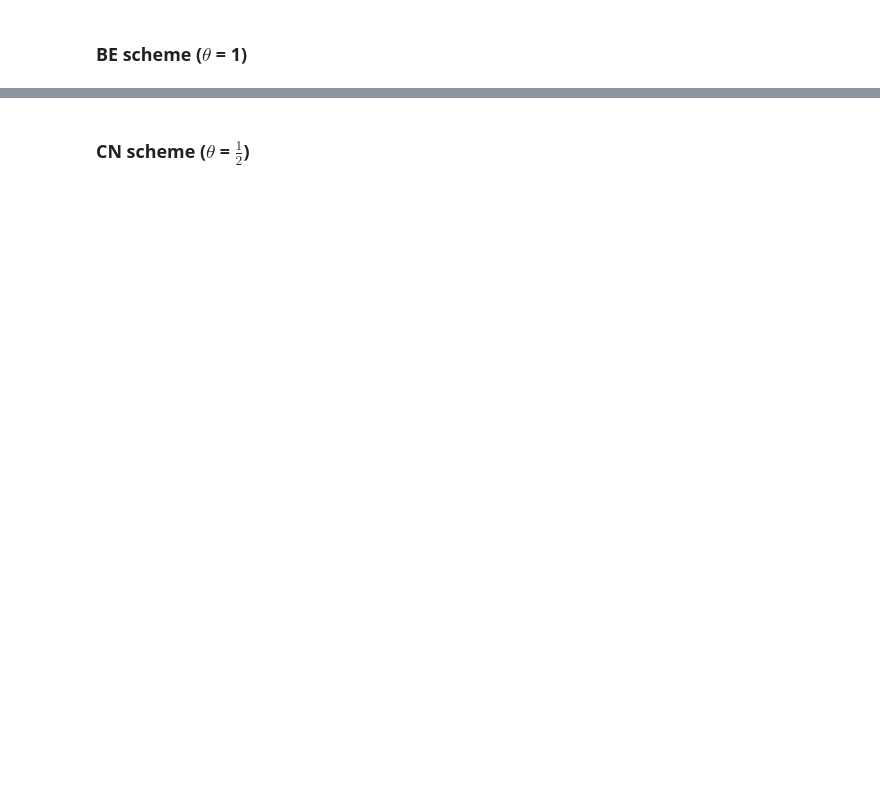
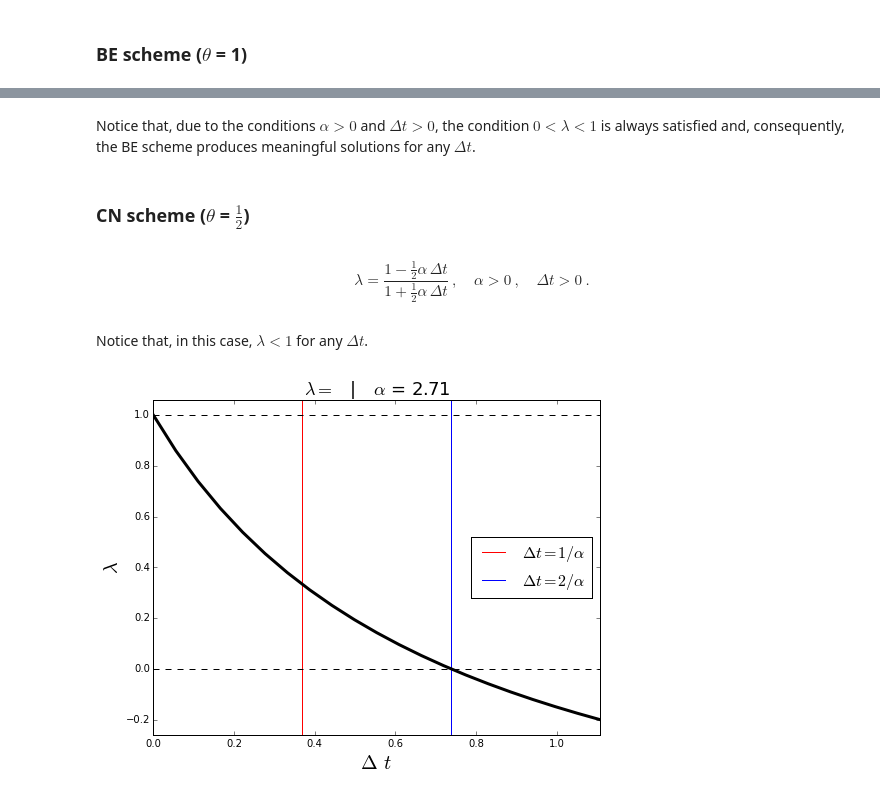
Before and after one commit to birocoles/Disciplina-metodos-computacionais, a Jupyter notebook: Content/fd_intro2.ipynb, the cells around one changed output, grey strips where cells are left out. Saved outputs shown, nothing was run; the diff lists cells and outputs as text; code cells hidden in the pictures; blank space fills up the shorter version.

```diff
--- a/Content/fd_intro2.ipynb
+++ b/Content/fd_intro2.ipynb
@@ -109,2 +113,46 @@ plt.show()
+# %% [markdown]
+Notice that, due to the conditions $\alpha > 0$ and $\Delta t > 0$, the condition $0 < \lambda < 1$ is always satisfied and, consequently, the BE scheme produces meaningful solutions for any $\Delta t$.
 # %% [markdown]
 ### CN scheme ($\theta$ = $\frac{1}{2}$)
+# %% [markdown]
+$$
+\lambda = \frac{1 - \frac{1}{2}\alpha \, \Delta t}{1 + \frac{1}{2}\alpha \, \Delta t} \: , \quad \alpha > 0 \: , \quad \Delta t > 0 \: .
+$$
+# %% [markdown]
+Notice that, in this case, $\lambda < 1$ for any $\Delta t$.
+# %%
+alpha = 2.71
+
+dt = np.linspace(0., 3./alpha, 21)
+
+dt_min = np.min(dt)
+dt_max = np.max(dt)
+
+lamb_CN = (1. - 0.5*alpha*dt)/(1. + 0.5*alpha*dt)
+
+lamb_max_CN = np.max(lamb_CN)
+lamb_min_CN = np.min(lamb_CN)
+# %%
+plt.figure(figsize=(8,6))
+plt.title('$\lambda = \frac{1 + \frac{1}{2} \\alpha \Delta t}{1 - \frac{1}{2} \\alpha \Delta t}$   |   $\\alpha$ = %.2f' % alpha, fontsize = 18)
+plt.plot([1./alpha, 1./alpha],
+         [lamb_min_CN - 0.05*(lamb_max_CN - lamb_min_CN),
+         lamb_max_CN + 0.05*(lamb_max_CN - lamb_min_CN)], '-r', \
+         label='$\Delta t = 1 / \\alpha}$')
+plt.plot([2./alpha, 2./alpha],
+         [lamb_min_CN - 0.05*(lamb_max_CN - lamb_min_CN),
+         lamb_max_CN + 0.05*(lamb_max_CN - lamb_min_CN)], '-b', \
+         label='$\Delta t = 2 / \\alpha}$')
+plt.plot([dt_min, dt_max], [1., 1.], 'k--')
+plt.plot([dt_min, dt_max], [0., 0.], 'k--')
+plt.plot([dt_min, dt_max], [-1., -1.], 'k--')
+plt.plot(dt, lamb_CN, '-k', linewidth=3)
+plt.ylim(lamb_min_CN - 0.05*(lamb_max_CN - lamb_min_CN),
+         lamb_max_CN + 0.05*(lamb_max_CN - lamb_min_CN))
+plt.xlim(dt_min, dt_max)
+plt.ylabel('$\lambda$', fontsize=20)
+plt.xlabel('$\Delta \, t$', fontsize=20)
+plt.legend(loc='center right', fontsize = 16)
+plt.show()
+# %% [output]
+[figure, added]
```
Also changed, not shown: parts of 23 cells of this notebook, 1 other file.
